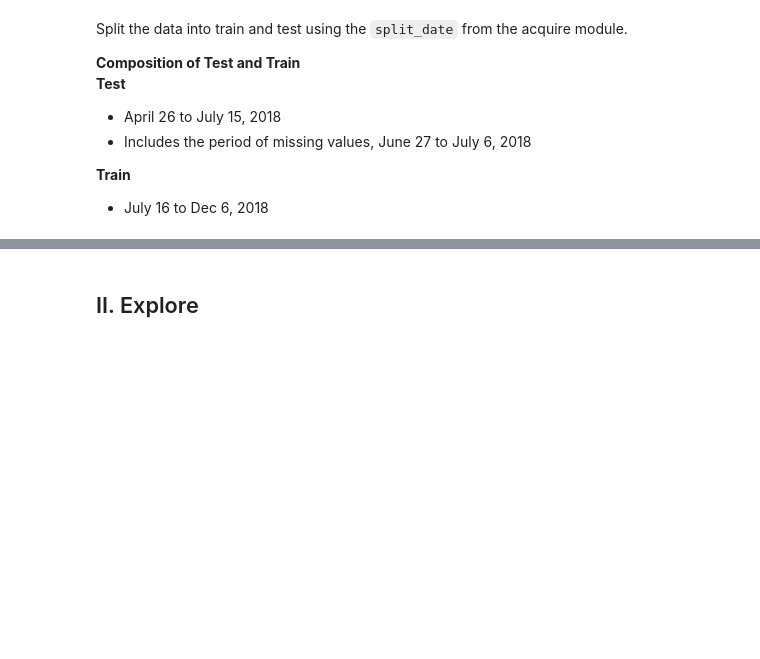
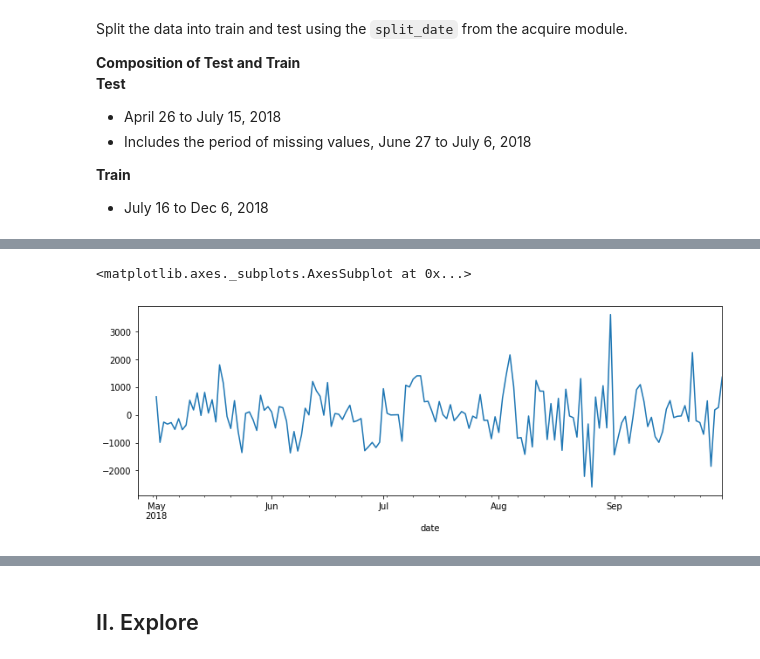
Before and after one commit to BlancoRD/Fitbit-Time-Series, a Jupyter notebook: setup.ipynb, the cells around one changed output, grey strips where cells are left out. Drawn from its saved outputs; the diff is of its cells as text; code cells hidden in the pictures; blank space fills up the shorter version.

```diff
--- a/setup.ipynb
+++ b/setup.ipynb
@@ -159,0 +303,5 @@ train, test = split_date_back(df)
+# %%
+train.cal_burn.resample("D").mean().diff(periods=5).plot(figsize=(12,4))
+# %% [output]
+<matplotlib.axes._subplots.AxesSubplot at 0x...>
+[figure, added]
```
Also changed, not shown: parts of 45 cells of this notebook.
